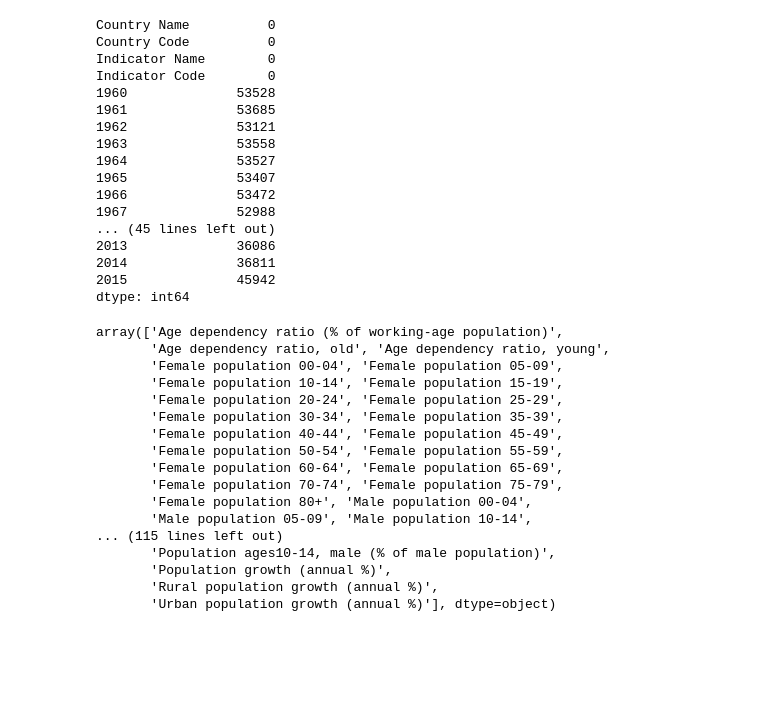
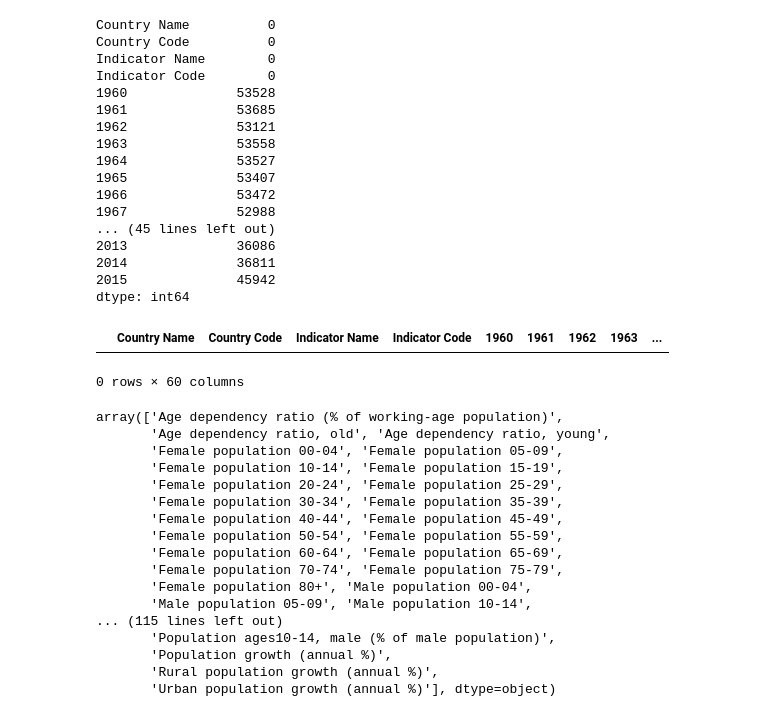
Before and after one commit to joycenhunguyen/Data_analysis_team-4, a Jupyter notebook: DataAnalysis4.ipynb, the cells around one changed output. Cells and saved outputs as stored; diff of their text form; code cells hidden in the pictures; blank space fills up the shorter version.

```diff
--- a/DataAnalysis4.ipynb
+++ b/DataAnalysis4.ipynb
@@ -86,6 +104,11 @@ Indicator Code        0
 dtype: int64
 # %%
 df.dropna(inplace = True)
+# %%
+df[df.duplicated()] #check the duplicated values
+# %% [output]
+|  | Country Name | Country Code | Indicator Name | Indicator Code | 1960 | 1961 | 1962 | 1963 | ... |
+0 rows × 60 columns
 # %%
 df['Indicator Name'].unique() # check the unique indicator of dataset after dropping the null values
 # %% [output]
```
Also changed, not shown: parts of 13 cells of this notebook.
